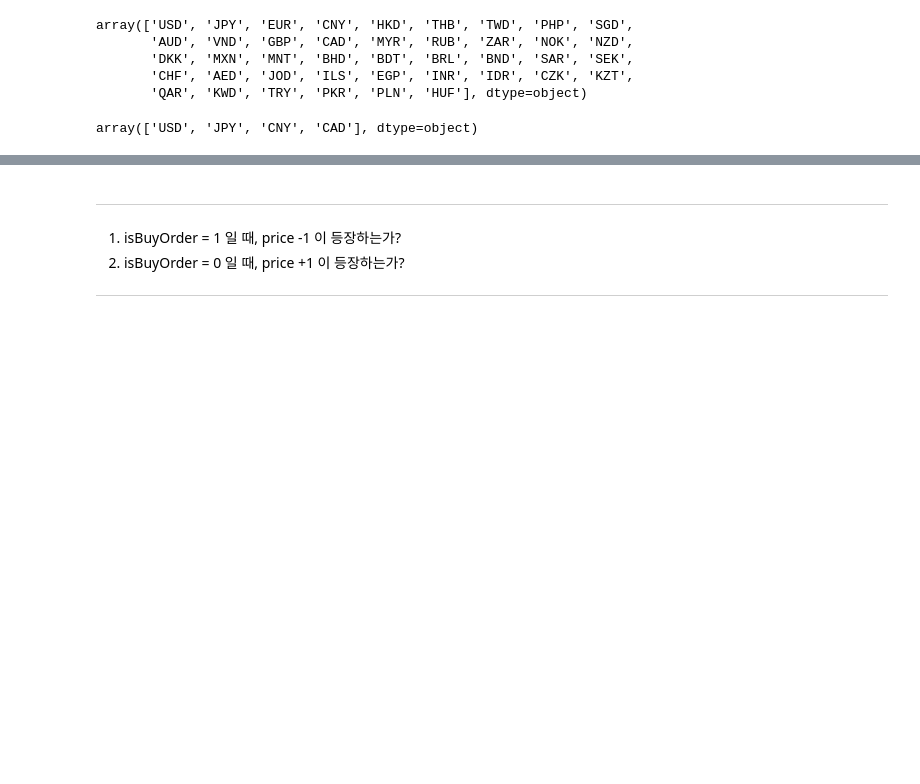
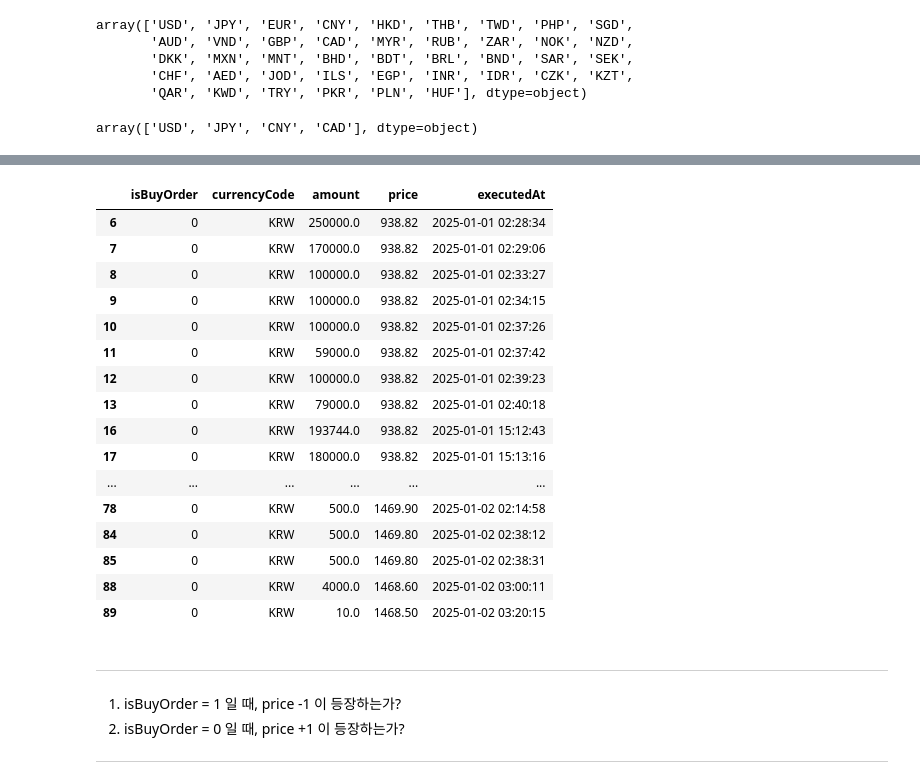
Before and after one commit to PlutoJoshua/profit_analysis, a Jupyter notebook: test.ipynb, the cells around one changed output, grey strips where cells are left out. Saved outputs shown, nothing was run; the diff lists cells and outputs as text; code cells hidden in the pictures; blank space fills up the shorter version.

```diff
--- a/test.ipynb
+++ b/test.ipynb
@@ -573,3 +577,24 @@ trade
+# %%
+krw = trade[trade['currencyCode'] == 'KRW']
+krw.head(50)
+# %% [output]
+|  | isBuyOrder | currencyCode | amount | price | executedAt |
+| 6 | 0 | KRW | 250000.0 | 938.82 | 2025-01-01 02:28:34 |
+| 7 | 0 | KRW | 170000.0 | 938.82 | 2025-01-01 02:29:06 |
+| 8 | 0 | KRW | 100000.0 | 938.82 | 2025-01-01 02:33:27 |
+| 9 | 0 | KRW | 100000.0 | 938.82 | 2025-01-01 02:34:15 |
+| 10 | 0 | KRW | 100000.0 | 938.82 | 2025-01-01 02:37:26 |
+| 11 | 0 | KRW | 59000.0 | 938.82 | 2025-01-01 02:37:42 |
+| 12 | 0 | KRW | 100000.0 | 938.82 | 2025-01-01 02:39:23 |
+| 13 | 0 | KRW | 79000.0 | 938.82 | 2025-01-01 02:40:18 |
+| 16 | 0 | KRW | 193744.0 | 938.82 | 2025-01-01 15:12:43 |
+| 17 | 0 | KRW | 180000.0 | 938.82 | 2025-01-01 15:13:16 |
+| ... | ... | ... | ... | ... | ... |
+| 78 | 0 | KRW | 500.0 | 1469.90 | 2025-01-02 02:14:58 |
+| 84 | 0 | KRW | 500.0 | 1469.80 | 2025-01-02 02:38:12 |
+| 85 | 0 | KRW | 500.0 | 1469.80 | 2025-01-02 02:38:31 |
+| 88 | 0 | KRW | 4000.0 | 1468.60 | 2025-01-02 03:00:11 |
+| 89 | 0 | KRW | 10.0 | 1468.50 | 2025-01-02 03:20:15 |
 # %% [markdown]
 ---
 1. isBuyOrder = 1 일 때, price -1 이 등장하는가?
```
Also changed, not shown: parts of 3 cells of this notebook.
